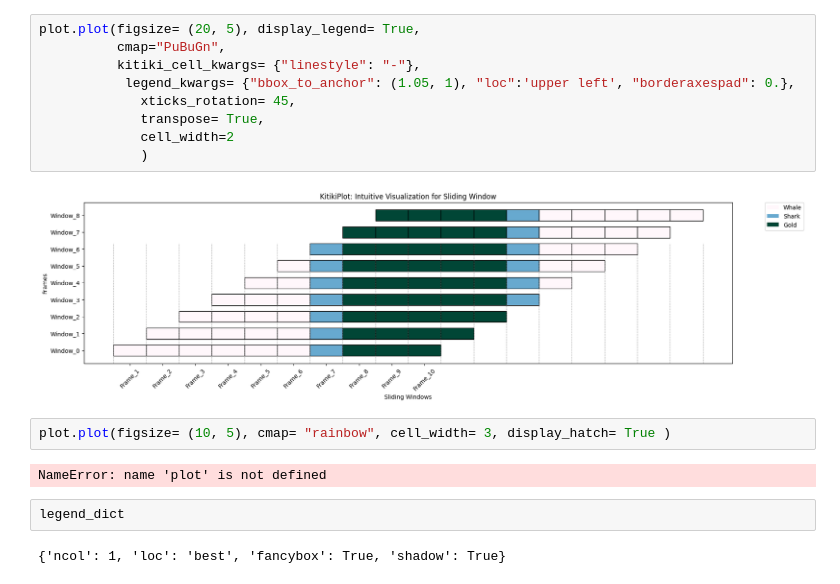
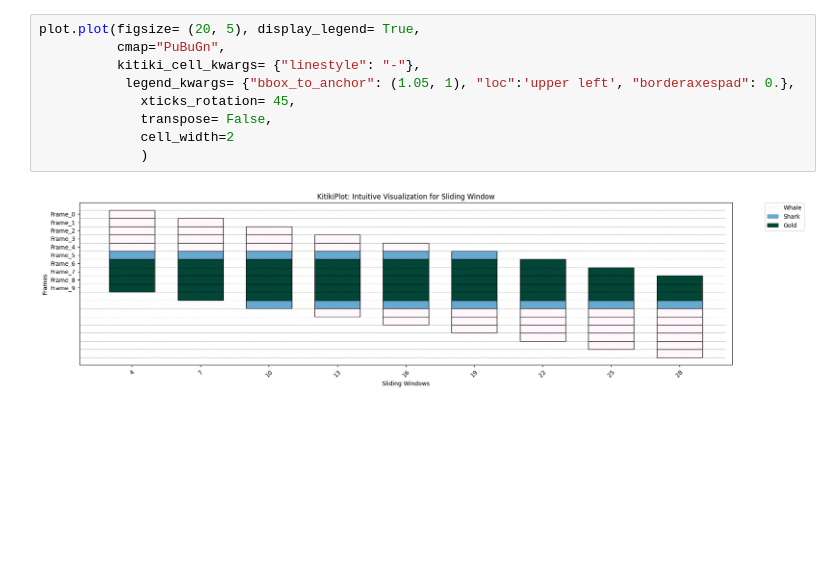
Before and after one commit to BodduSriPavan-111/kitikiplot, a Jupyter notebook: examples/Usage_Guide.ipynb, the cells around one changed output. Drawn from its saved outputs; the diff is of its cells as text; blank space fills up the shorter version.

Commit message:
docs: plot-start-updated-to-top-left

```diff
--- a/examples/Usage_Guide.ipynb
+++ b/examples/Usage_Guide.ipynb
@@ -13,19 +22,11 @@ plot= KitikiPlot( data= df)#[i for i in "A T G C A T G C A A A".split()], window
 # %%
 plot.plot(figsize= (20, 5), display_legend= True,
           cmap="PuBuGn",
           kitiki_cell_kwargs= {"linestyle": "-"},
            legend_kwargs= {"bbox_to_anchor": (1.05, 1), "loc":'upper left', "borderaxespad": 0.},
              xticks_rotation= 45,
-             transpose= True,
+             transpose= False,
              cell_width=2
              )
 # %% [output]
-[figure, old version]
+[figure, new version]
-# %%
-plot.plot(figsize= (10, 5), cmap= "rainbow", cell_width= 3, display_hatch= True )
-# %% [output]
-NameError: name 'plot' is not defined
-# %%
-legend_dict
-# %% [output]
-{'ncol': 1, 'loc': 'best', 'fancybox': True, 'shadow': True}
```
Also changed, not shown: parts of 8 cells of this notebook, 7 other files.
